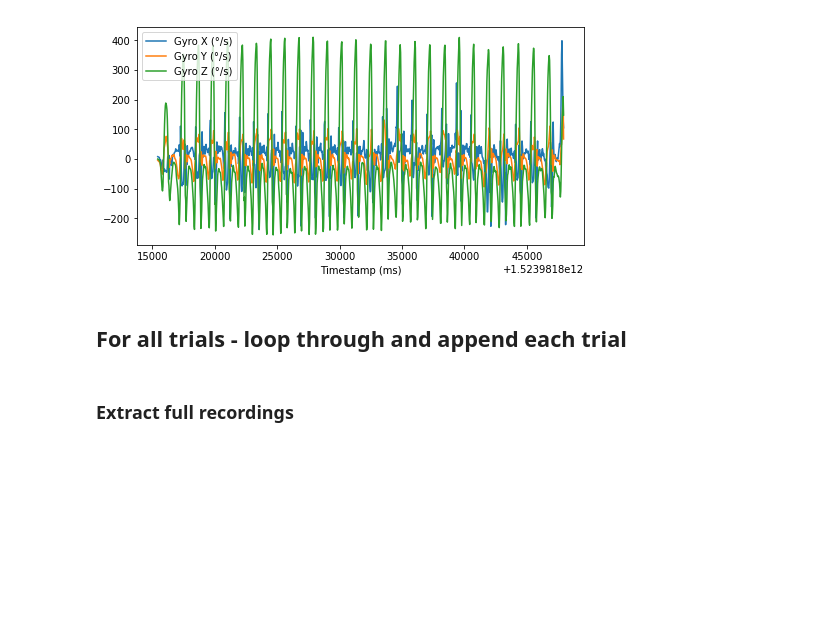
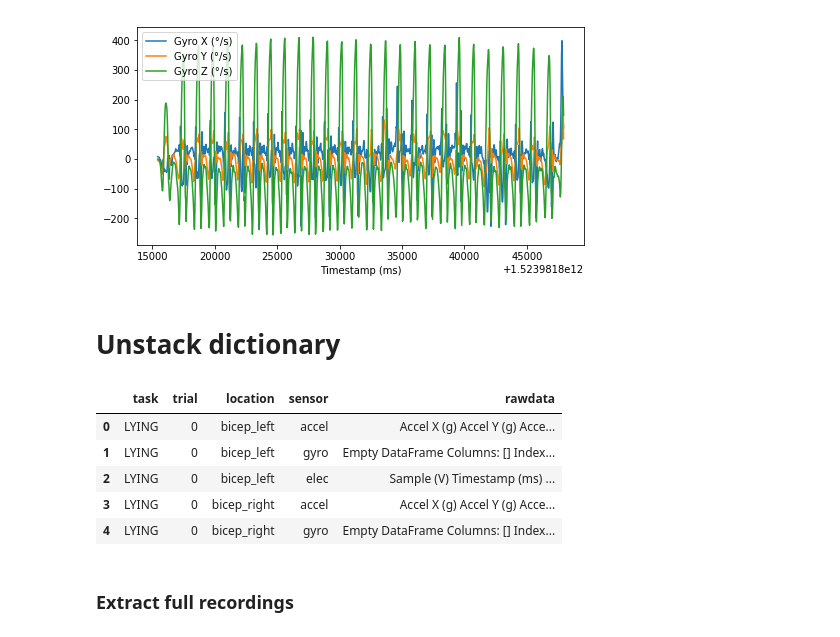
Before and after one commit to kamshee/activity-recognition-process, a Jupyter notebook: activityrec.ipynb, the cells around one changed output. Drawn from its saved outputs; the diff is of its cells as text; code cells hidden in the pictures; blank space fills up the shorter version.

```diff
--- a/activityrec.ipynb
+++ b/activityrec.ipynb
@@ -47,13 +47,11 @@ if platform.system() == 'Windows':
 complete= list(['LYING','SITTING','STANDING','WALKING','STAIRS DOWN','STAIRS UP'])
 # %%
 def process_annotations(path):
-#---------------------------------------------------------------------------------------------------------
-# Processes raw annotations file to extract start / end timestamps and remove unnecessary data
-#
-# Inputs:  path - filepath of the subject folder containing annotations.csv
-#
-# Outputs: df - dataframe containing list of activities and their start / end timestamps
-#---------------------------------------------------------------------------------------------------------
+    """
+    Processes raw annotations file to extract start / end timestamps and remove unnecessary data
+    Inputs:  path - filepath of the subject folder containing annotations.csv
+    Outputs: df - dataframe containing list of activities and their start / end timestamps
+    """
     df = pd.read_csv(os.path.join(path, 'annotations.csv'))
     del df['Timestamp (ms)']
     del df['AnnotationId']
@@ -77,10 +75,11 @@ def process_annotations(path):
 # %% [markdown]
 ## Extract Data
 # %%
-#For a given subject, extracts and separates accelerometer, gyroscope, and
-#EMG/ECG data into trials and sensor per activity
 def  extract_data(SubID, path):
-
+    """
+    For a given subject, extracts and separates accelerometer, gyroscope, and
+    EMG/ECG data into trials and sensor per activity
+    """
     ## This is the annotations.csv dataset cleaned
     ## Used to match timestamp ranges to the accel, gyro, elec data
     timestamps = process_annotations(path)
@@ -400,6 +396,6 @@ dict_path2 = r'C:\Users\lu-rt&o\Documents\GitHub\activity-recognition-process'
 #load Pickle file dict
 subj = 'HC02'
 #f = open(os.path.join(dict_path, subj + 'dict.pkl'), 'rb')
-f = open(os.path.join(dict_path2, subj + 'dict.pkl'), 'rb') # use for C: directory
+f = open(os.path.join(dict_path, subj + 'dict.pkl'), 'rb') # use for C: directory
 act_dict = pickle.load(f)
 f.close()
@@ -527,8 +529,24 @@ clip_data.index = idx
 clip_data.plot(figsize=(8,4))
 # %%
 np.size(clip_data)
-# %% [markdown]
-## For all trials - loop through and append each trial
+# %% [markdown]
+# Unstack dictionary
+# %%
+# unstack nested dictionary
+df = pd.DataFrame([(k1, k2, k3, k4, v) for k1, k234v in act_dict.items()
+                           for k2, k34v in k234v.items()
+                           for k3, k4v in k34v.items()
+                           for k4, v in k4v.items()])
+df.columns = ['task','trial','location','sensor','rawdata']
+# %%
+df.head(5)
+# %% [output]
+|  | task | trial | location | sensor | rawdata |
+| 0 | LYING | 0 | bicep_left | accel | Accel X (g) Accel Y (g) Acce... |
+| 1 | LYING | 0 | bicep_left | gyro | Empty DataFrame Columns: [] Index... |
+| 2 | LYING | 0 | bicep_left | elec | Sample (V) Timestamp (ms) ... |
+| 3 | LYING | 0 | bicep_right | accel | Accel X (g) Accel Y (g) Acce... |
+| 4 | LYING | 0 | bicep_right | gyro | Empty DataFrame Columns: [] Index... |
 # %% [markdown]
 ### Extract full recordings
 # %%
```
Also changed, not shown: parts of 5 cells of this notebook, 2 other files.
